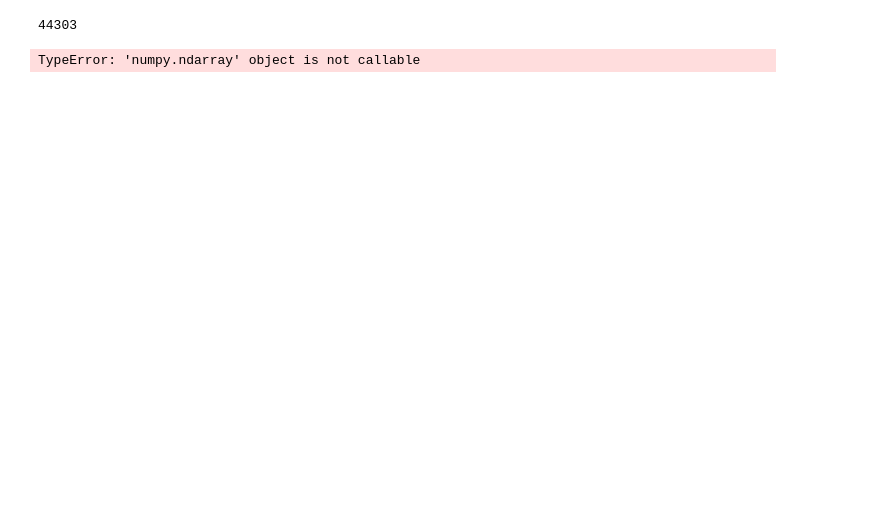
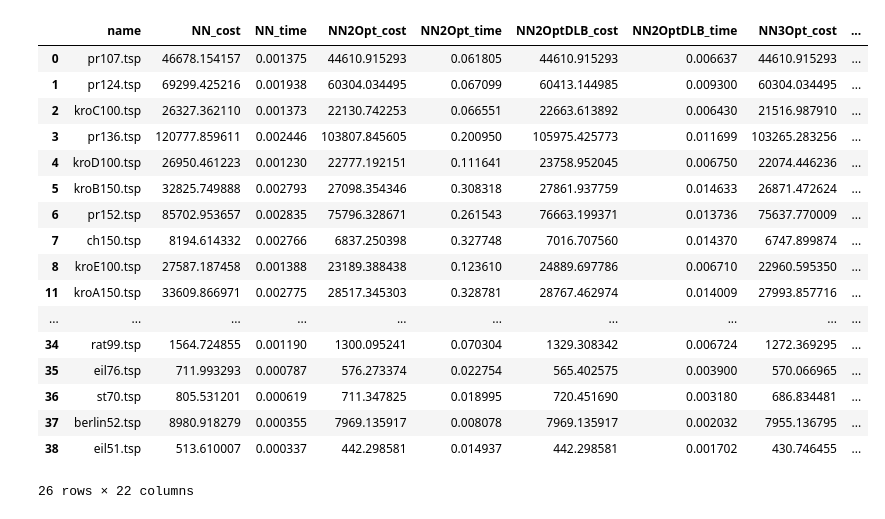
Before and after one commit to Lollo310/TSP-local-search, a Jupyter notebook: plot.ipynb, the cells around one changed output. Cells and saved outputs as stored; diff of their text form; code cells hidden in the pictures; blank space fills up the shorter version.

```diff
--- a/plot.ipynb
+++ b/plot.ipynb
@@ -5 +8,22 @@ df = pd.read_csv('TSP_results/results.csv', index_col=0, skiprows=[11,16,19,20,2
+# %%
+df
+# %% [output]
+|  | name | NN_cost | NN_time | NN2Opt_cost | NN2Opt_time | NN2OptDLB_cost | NN2OptDLB_time | NN3Opt_cost | ... |
+| 0 | pr107.tsp | 46678.154157 | 0.001375 | 44610.915293 | 0.061805 | 44610.915293 | 0.006637 | 44610.915293 | ... |
+| 1 | pr124.tsp | 69299.425216 | 0.001938 | 60304.034495 | 0.067099 | 60413.144985 | 0.009300 | 60304.034495 | ... |
+| 2 | kroC100.tsp | 26327.362110 | 0.001373 | 22130.742253 | 0.066551 | 22663.613892 | 0.006430 | 21516.987910 | ... |
+| 3 | pr136.tsp | 120777.859611 | 0.002446 | 103807.845605 | 0.200950 | 105975.425773 | 0.011699 | 103265.283256 | ... |
+| 4 | kroD100.tsp | 26950.461223 | 0.001230 | 22777.192151 | 0.111641 | 23758.952045 | 0.006750 | 22074.446236 | ... |
+| 5 | kroB150.tsp | 32825.749888 | 0.002793 | 27098.354346 | 0.308318 | 27861.937759 | 0.014633 | 26871.472624 | ... |
+| 6 | pr152.tsp | 85702.953657 | 0.002835 | 75796.328671 | 0.261543 | 76663.199371 | 0.013736 | 75637.770009 | ... |
+| 7 | ch150.tsp | 8194.614332 | 0.002766 | 6837.250398 | 0.327748 | 7016.707560 | 0.014370 | 6747.899874 | ... |
+| 8 | kroE100.tsp | 27587.187458 | 0.001388 | 23189.388438 | 0.123610 | 24889.697786 | 0.006710 | 22960.595350 | ... |
+| 11 | kroA150.tsp | 33609.866971 | 0.002775 | 28517.345303 | 0.328781 | 28767.462974 | 0.014009 | 27993.857716 | ... |
+| ... | ... | ... | ... | ... | ... | ... | ... | ... | ... |
+| 34 | rat99.tsp | 1564.724855 | 0.001190 | 1300.095241 | 0.070304 | 1329.308342 | 0.006724 | 1272.369295 | ... |
+| 35 | eil76.tsp | 711.993293 | 0.000787 | 576.273374 | 0.022754 | 565.402575 | 0.003900 | 570.066965 | ... |
+| 36 | st70.tsp | 805.531201 | 0.000619 | 711.347825 | 0.018995 | 720.451690 | 0.003180 | 686.834481 | ... |
+| 37 | berlin52.tsp | 8980.918279 | 0.000355 | 7969.135917 | 0.008078 | 7969.135917 | 0.002032 | 7955.136795 | ... |
+| 38 | eil51.tsp | 513.610007 | 0.000337 | 442.298581 | 0.014937 | 442.298581 | 0.001702 | 430.746455 | ... |
+26 rows × 22 columns
 # %%
@@ -7,9 +31,0 @@ df_2 = df.loc[:,['NN_cost','NN2Opt_cost', 'NN2OptDLB_cost', 'NN3Opt_cost','NN3Op
-# %%
-df['opt_result'].iloc[0]
-# %% [output]
-44303
-# %%
-costs = df.values
-costs
-# %% [output]
-TypeError: 'numpy.ndarray' object is not callable
```
Also changed, not shown: parts of 9 cells of this notebook.
